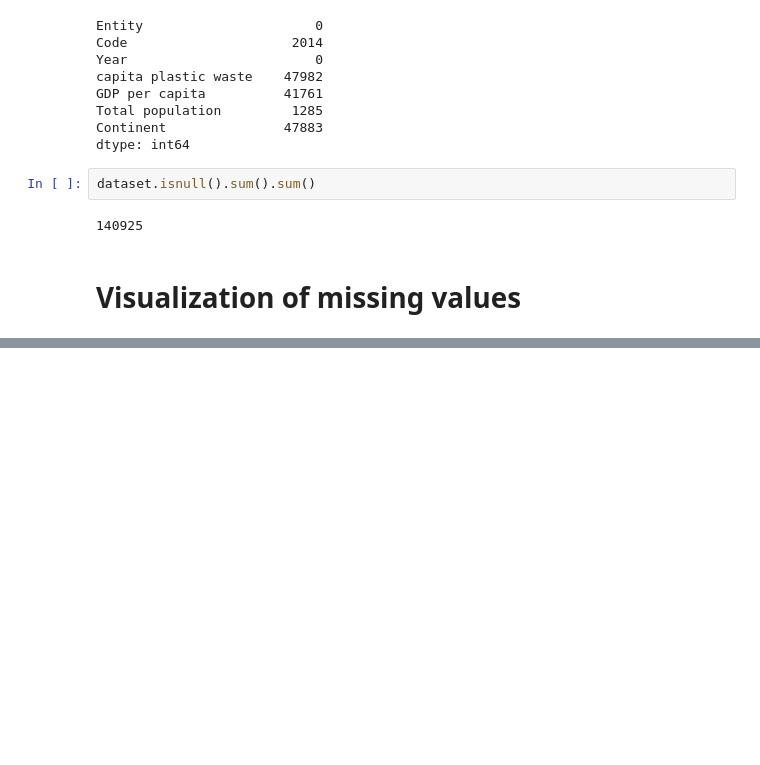
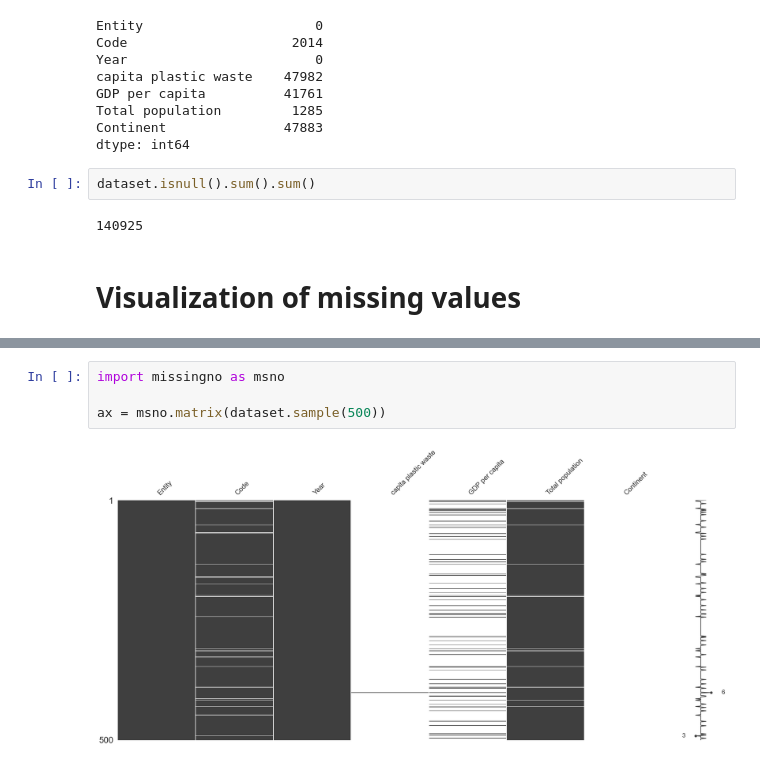
Before and after one commit to Sba23037/Hdip_StrategicThinking_CA2_CristinaPrioloSBA23037, a Jupyter notebook: Hdip_StrategicThinking_CA2_CristinaPrioloSBA23037.ipynb, the cells around one changed output, grey strips where cells are left out. Cells and saved outputs as stored; diff of their text form; blank space fills up the shorter version.

Commit message:
visualization

```diff
--- a/Hdip_StrategicThinking_CA2_CristinaPrioloSBA23037.ipynb
+++ b/Hdip_StrategicThinking_CA2_CristinaPrioloSBA23037.ipynb
@@ -112,0 +134,6 @@ dataset.isnull().sum().sum()
+# %%
+import missingno as msno
+
+ax = msno.matrix(dataset.sample(500))
+# %% [output]
+[figure, added]
```
Also changed, not shown: parts of 6 cells of this notebook.
